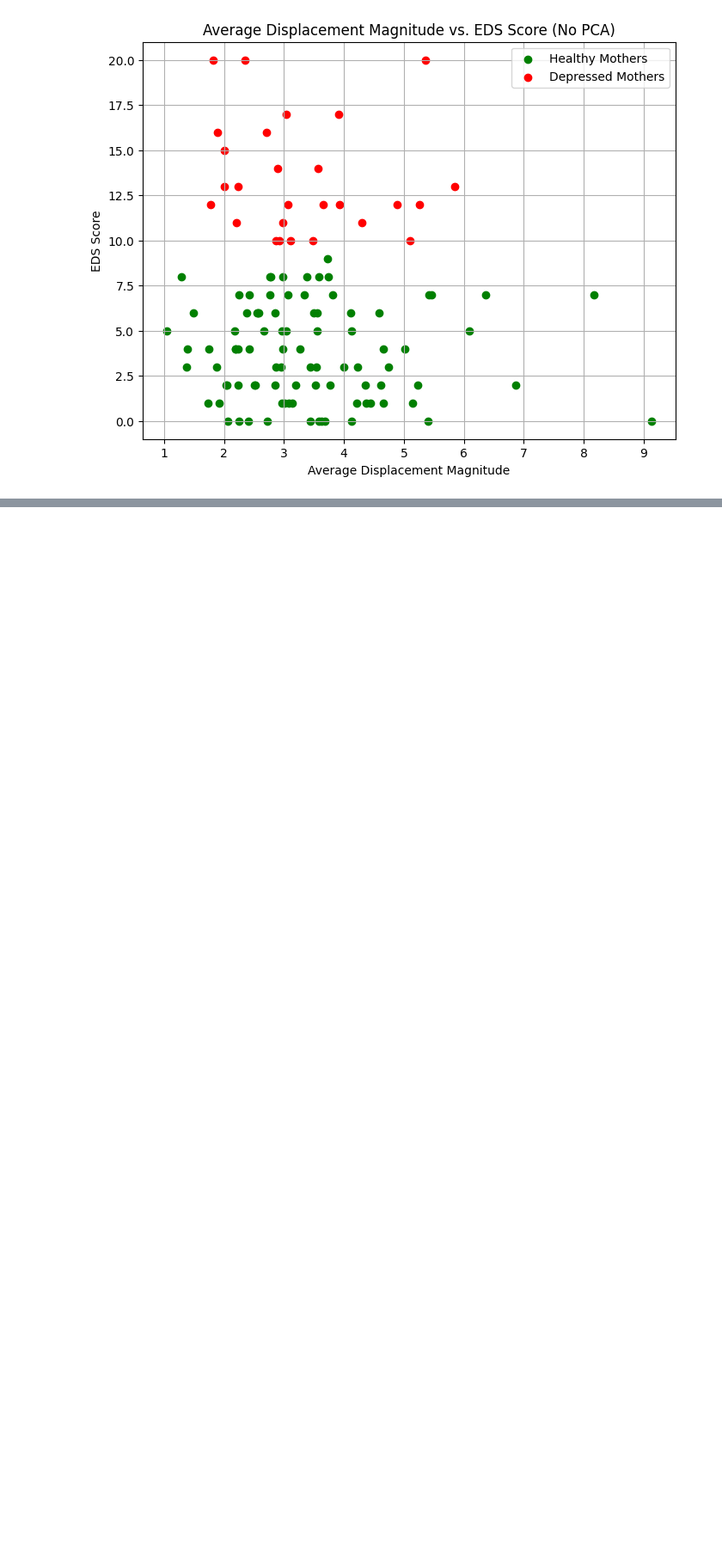
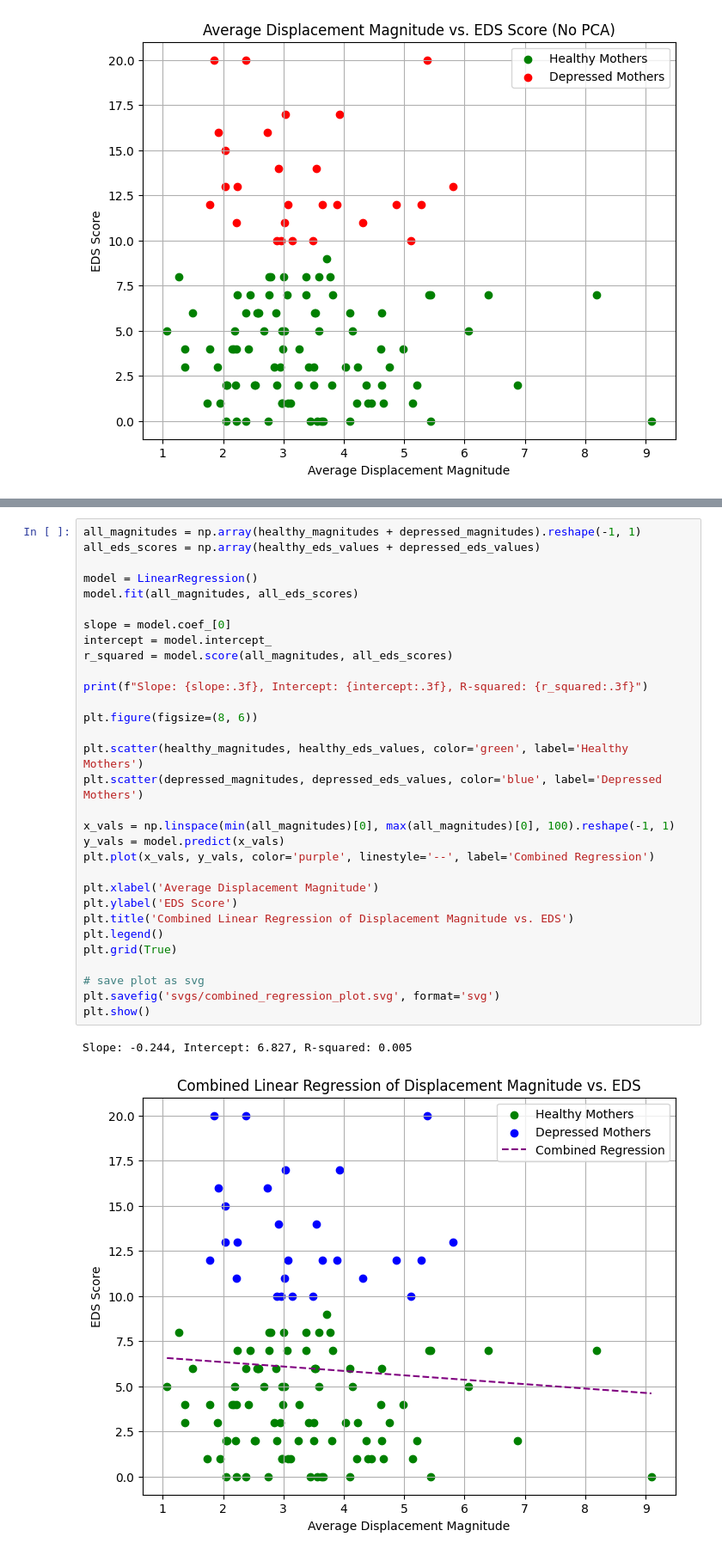
Before and after one commit to luisfpereira/herbrain, a Jupyter notebook: notebooks/pregnancy/neuromaternal_ppd_project/ppd_linear_regression_plotting.ipynb, the cells around one changed output, grey strips where cells are left out. Shown at 86% size. Drawn from its saved outputs; the diff is of its cells as text; blank space fills up the shorter version.

```diff
--- a/notebooks/pregnancy/neuromaternal_ppd_project/ppd_linear_regression_plotting.ipynb
+++ b/notebooks/pregnancy/neuromaternal_ppd_project/ppd_linear_regression_plotting.ipynb
@@ -361,0 +364,34 @@ plt.show()
+# %%
+all_magnitudes = np.array(healthy_magnitudes + depressed_magnitudes).reshape(-1, 1)
+all_eds_scores = np.array(healthy_eds_values + depressed_eds_values)
+
+model = LinearRegression()
+model.fit(all_magnitudes, all_eds_scores)
+
+slope = model.coef_[0]
+intercept = model.intercept_
+r_squared = model.score(all_magnitudes, all_eds_scores)
+
+print(f"Slope: {slope:.3f}, Intercept: {intercept:.3f}, R-squared: {r_squared:.3f}")
+
+plt.figure(figsize=(8, 6))
+
+plt.scatter(healthy_magnitudes, healthy_eds_values, color='green', label='Healthy Mothers')
+plt.scatter(depressed_magnitudes, depressed_eds_values, color='blue', label='Depressed Mothers')
+
+x_vals = np.linspace(min(all_magnitudes)[0], max(all_magnitudes)[0], 100).reshape(-1, 1)
+y_vals = model.predict(x_vals)
+plt.plot(x_vals, y_vals, color='purple', linestyle='--', label='Combined Regression')
+
+plt.xlabel('Average Displacement Magnitude')
+plt.ylabel('EDS Score')
+plt.title('Combined Linear Regression of Displacement Magnitude vs. EDS')
+plt.legend()
+plt.grid(True)
+
+# save plot as svg
+plt.savefig('svgs/combined_regression_plot.svg', format='svg')
+plt.show()
+# %% [output]
+Slope: -0.244, Intercept: 6.827, R-squared: 0.005
+[figure, added]
```
Also changed, not shown: parts of 12 cells of this notebook, 2 other files.
